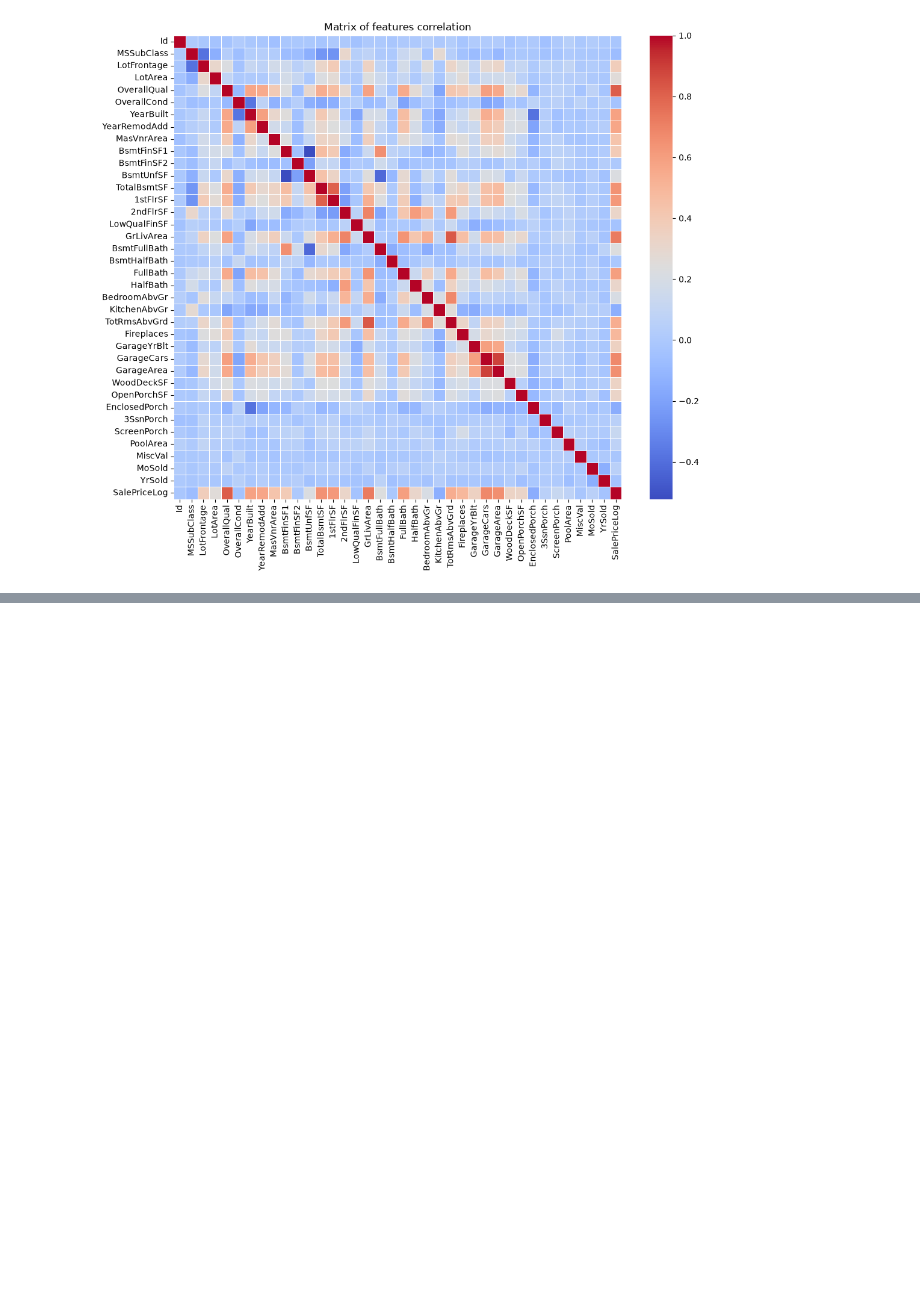
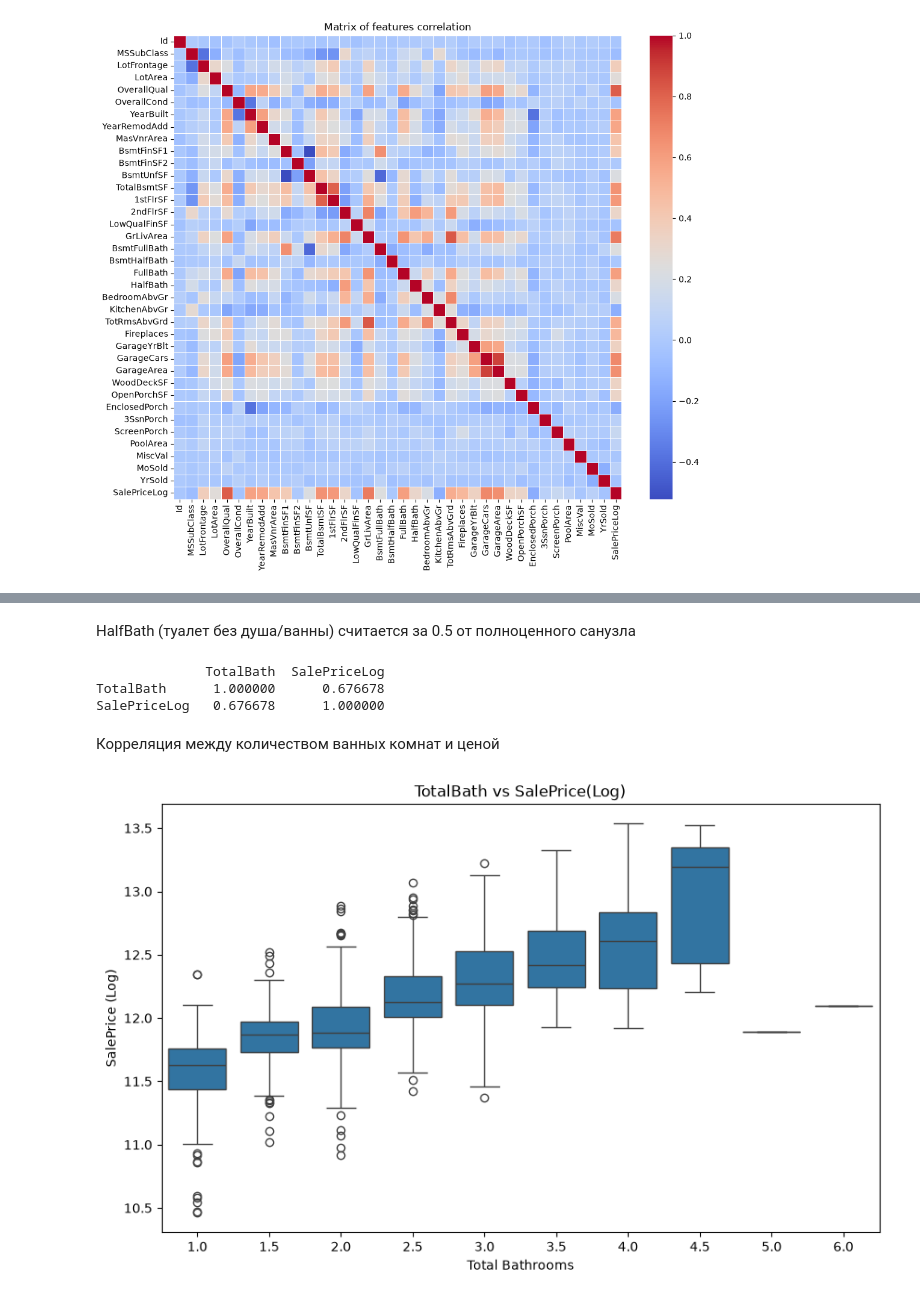
Before and after one commit to fyodor077/Kaggle-House-Prices, a Jupyter notebook: draft.ipynb, the cells around one changed output, grey strips where cells are left out. Saved outputs shown, nothing was run; the diff lists cells and outputs as text; code cells hidden in the pictures; blank space fills up the shorter version.

```diff
--- a/draft.ipynb
+++ b/draft.ipynb
@@ -280,0 +309,22 @@ plt.show()
+# %%
+train['TotalBath'] = (train['FullBath'] + train['HalfBath'] * 0.5 + train['BsmtFullBath'] + train['BsmtHalfBath'] * 0.5)
+test['TotalBath'] = (test['FullBath'] + test['HalfBath'] * 0.5 + test['BsmtFullBath'] + test['BsmtHalfBath'] * 0.5)
+# %% [markdown]
+HalfBath (туалет без душа/ванны) считается за 0.5 от полноценного санузла
+# %%
+print(train[['TotalBath', 'SalePriceLog']].corr())
+# %% [output]
+              TotalBath  SalePriceLog
+TotalBath      1.000000      0.676678
+SalePriceLog   0.676678      1.000000
+# %% [markdown]
+Корреляция между количеством ванных комнат и ценой
+# %%
+plt.figure(figsize=(10, 6))
+sns.boxplot(x=train['TotalBath'], y=train['SalePriceLog'])
+plt.title('TotalBath vs SalePrice(Log)')
+plt.xlabel('Total Bathrooms')
+plt.ylabel('SalePrice (Log)')
+plt.show()
+# %% [output]
+[figure, added]
```
Also changed, not shown: parts of 15 cells of this notebook.
